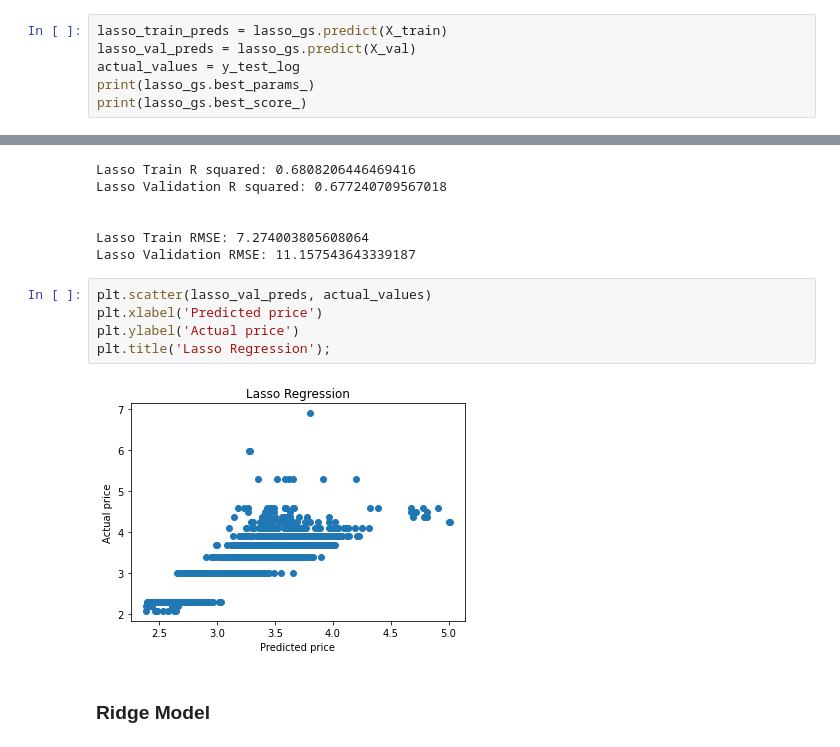
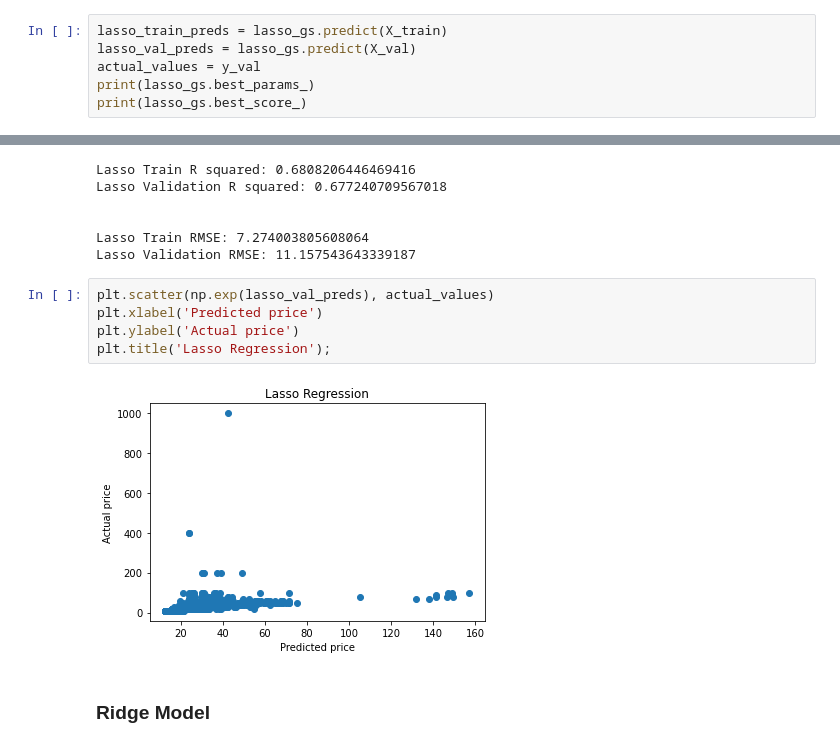
Before and after one commit to LewisDaDude/Project-4, a Jupyter notebook: code/03_Modeling.ipynb, the cells around one changed output, grey strips where cells are left out. Cells and saved outputs as stored; diff of their text form.

```diff
--- a/code/03_Modeling.ipynb
+++ b/code/03_Modeling.ipynb
@@ -184,7 +184,7 @@ GridSearchCV(estimator=Pipeline(steps=[('poly', PolynomialFeatures()),
 # %%
 lasso_train_preds = lasso_gs.predict(X_train)
 lasso_val_preds = lasso_gs.predict(X_val)
-actual_values = y_test_log
+actual_values = y_val
 print(lasso_gs.best_params_)
 print(lasso_gs.best_score_)
 # %% [output]
@@ -206,12 +206,12 @@ Lasso Validation R squared: 0.677240709567018
 Lasso Train RMSE: 7.274003805608064
 Lasso Validation RMSE: 11.157543643339187
 # %%
-plt.scatter(lasso_val_preds, actual_values)
+plt.scatter(np.exp(lasso_val_preds), actual_values)
 plt.xlabel('Predicted price')
 plt.ylabel('Actual price')
 plt.title('Lasso Regression');
 # %% [output]
-[figure, old version]
+[figure, new version]
 # %% [markdown]
 ### Ridge Model
 # %%
```
Also changed, not shown: parts of 23 cells of this notebook.
